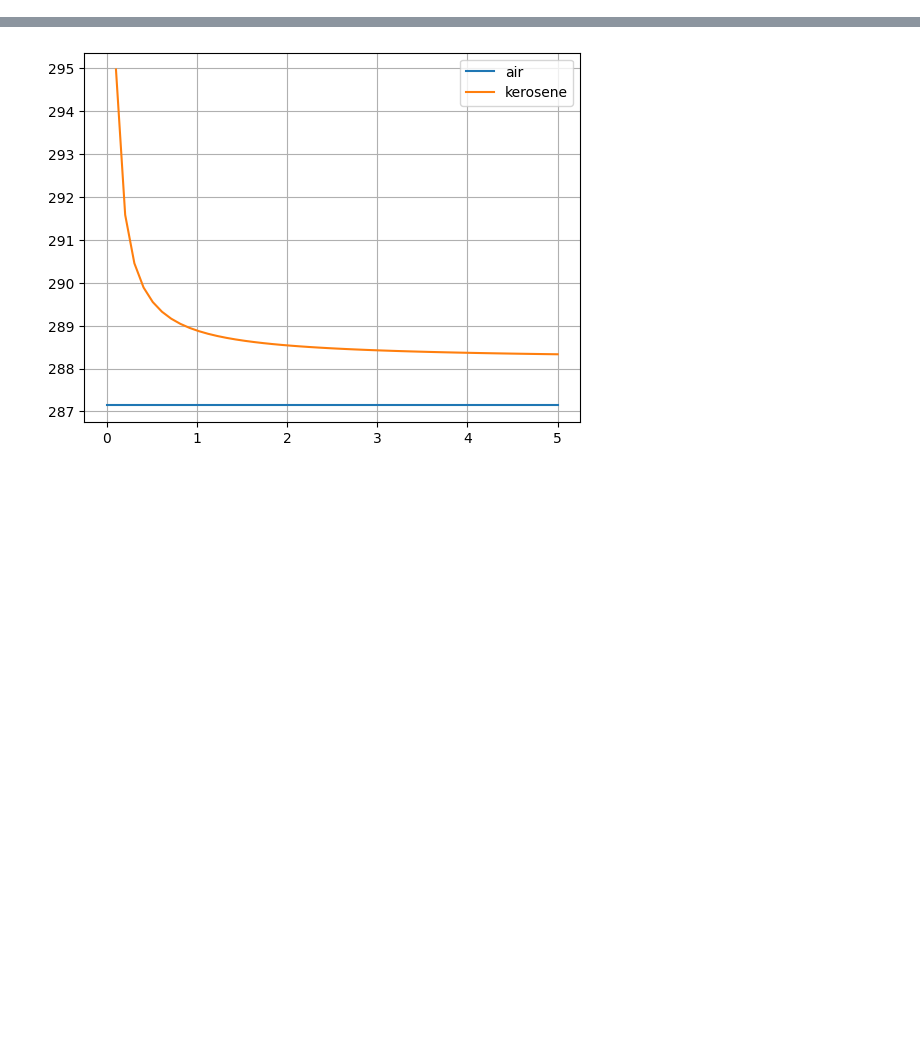
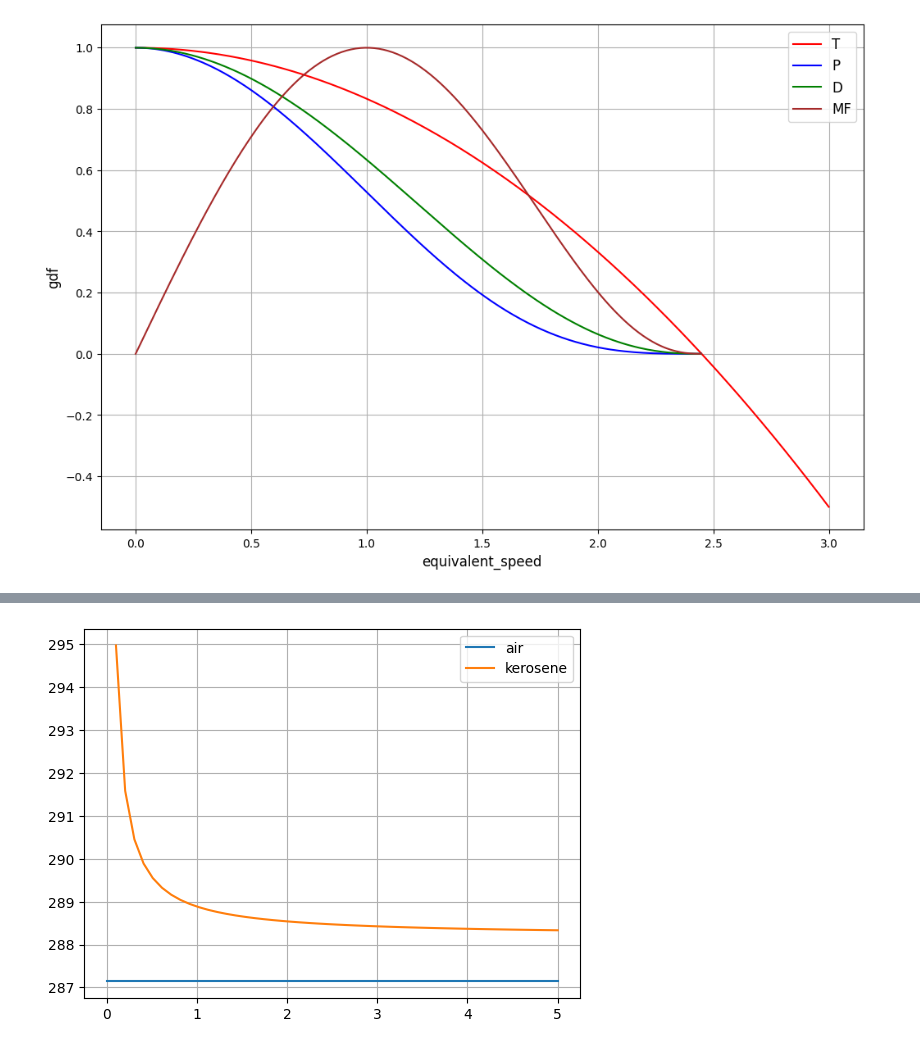
Before and after one commit to ParkhomenkoDV/thermodynamics, a Jupyter notebook: examples/thermodynamics.ipynb, the cells around one changed output, grey strips where cells are left out. Cells and saved outputs as stored; diff of their text form; code cells hidden in the pictures; blank space fills up the shorter version.

Commit message:
add figures

```diff
--- a/examples/thermodynamics.ipynb
+++ b/examples/thermodynamics.ipynb
@@ -24,0 +25,16 @@ from thermodynamics import gas_const, heat_capacity_at_constant_pressure
+# %%
+equivalent_speed = np.linspace(0, 3, 300)
+k = 1.4
+
+plt.figure(figsize=(12, 8))
+plt.xlabel("equivalent_speed", fontsize=12)
+plt.ylabel("gdf", fontsize=12)
+plt.grid()
+plt.plot(equivalent_speed, [gdf("T", es, k) for es in equivalent_speed], color="red", label="T")
+plt.plot(equivalent_speed, [gdf("P", es, k) for es in equivalent_speed], color="blue", label="P")
+plt.plot(equivalent_speed, [gdf("D", es, k) for es in equivalent_speed], color="green", label="D")
+plt.plot(equivalent_speed, [gdf("MF", es, k) for es in equivalent_speed], color="brown", label="MF")
+plt.legend(fontsize=12)
+plt.show()
+# %% [output]
+[figure, added]
```
Also changed, not shown: parts of 5 cells of this notebook, 1 other file.
